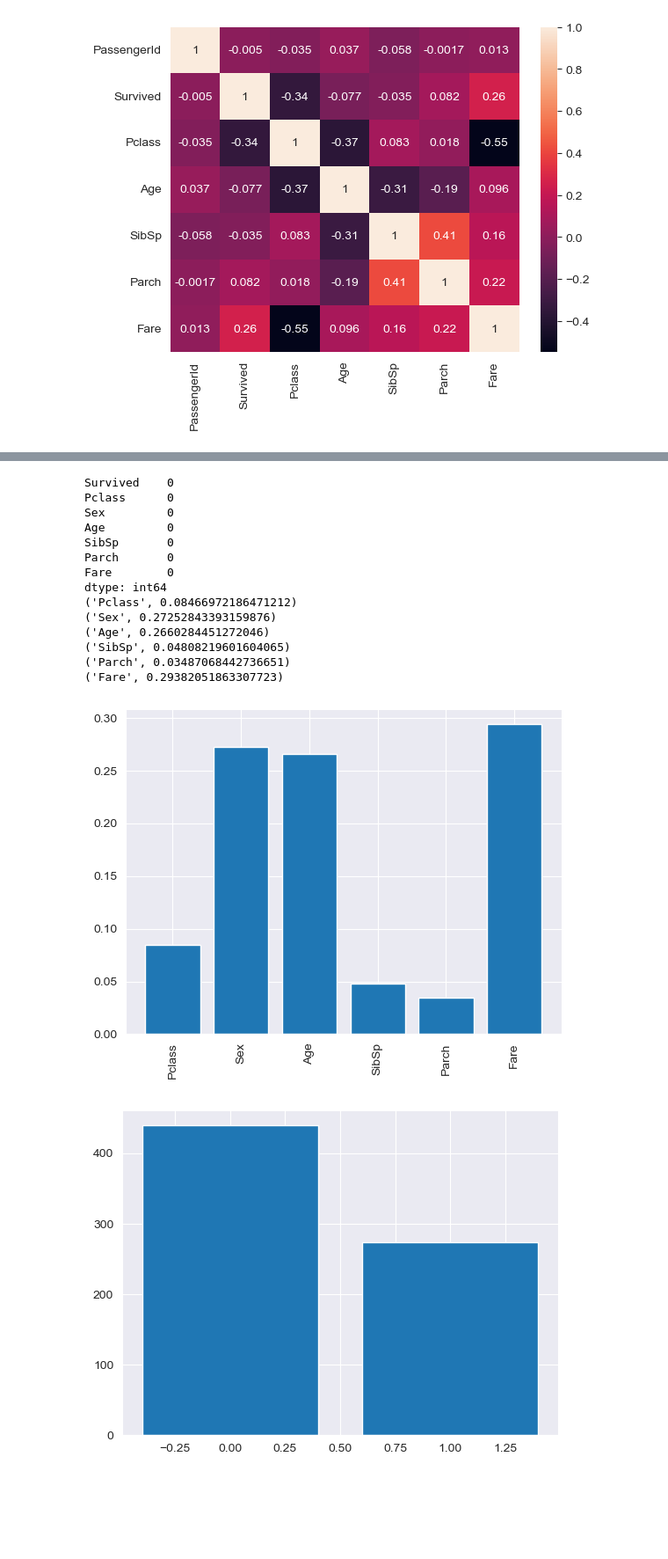
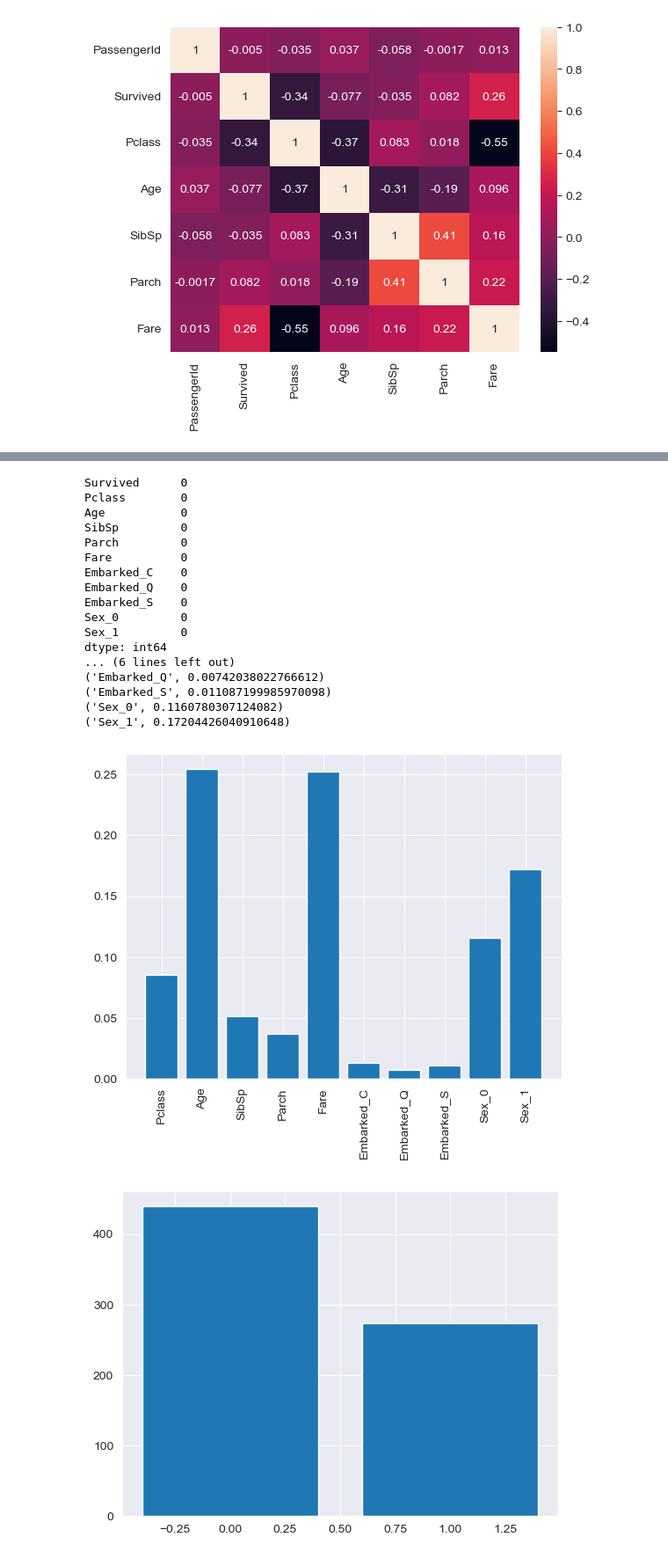
Before and after one commit to kclaudeeager/Titatic_Kaggle, a Jupyter notebook: Titanic_Kaggle_Comp.ipynb, the cells around one changed output, grey strips where cells are left out. Shown: that part at 88% size. Saved outputs shown, nothing was run; the diff lists cells and outputs as text; code cells hidden in the pictures; blank space fills up the shorter version.

```diff
--- a/Titanic_Kaggle_Comp.ipynb
+++ b/Titanic_Kaggle_Comp.ipynb
@@ -98,8 +101,11 @@ dtype: int64
 display(titanic_df.head())
 print(titanic_df.columns)
 titanic_df_copy = titanic_df.copy()
+#One hot encoding for the categorical variable Embarked and Sex
+titanic_df_copy = pd.get_dummies(titanic_df_copy, columns=['Embarked','Sex'])
+display(titanic_df_copy.head())
 # Clean the dataset, drop the columns which are not required
-titanic_df_copy.drop(['PassengerId','Name','Ticket','Cabin','Embarked'],axis=1,inplace=True)
+titanic_df_copy.drop(['PassengerId','Name','Ticket','Cabin'],axis=1,inplace=True)
 display(titanic_df_copy.head())
 #Clean the dataset, fill the missing values
 titanic_df_copy['Age'].fillna(titanic_df_copy['Age'].mean(), inplace=True)
@@ -150,18 +162,21 @@ Index(['PassengerId', 'Survived', 'Pclass', 'Name', 'Sex', 'Age', 'SibSp',
-Survived    0
-Pclass      0
-Sex         0
-Age         0
-SibSp       0
-Parch       0
-Fare        0
+Survived      0
+Pclass        0
+Age           0
+SibSp         0
+Parch         0
+Fare          0
+Embarked_C    0
+Embarked_Q    0
+Embarked_S    0
+Sex_0         0
+Sex_1         0
 dtype: int64
-('Pclass', 0.08466972186471212)
-('Sex', 0.27252843393159876)
-('Age', 0.2660284451272046)
-('SibSp', 0.04808219601604065)
-('Parch', 0.03487068442736651)
-('Fare', 0.29382051863307723)
+... (6 lines left out)
+('Embarked_Q', 0.00742038022766612)
+('Embarked_S', 0.011087199985970098)
+('Sex_0', 0.1160780307124082)
+('Sex_1', 0.17204426040910648)
-[figure, old version]
+[figure, new version]
 [figure]
 [figure]
 0    0.616573
```
Also changed, not shown: parts of 4 cells of this notebook.
